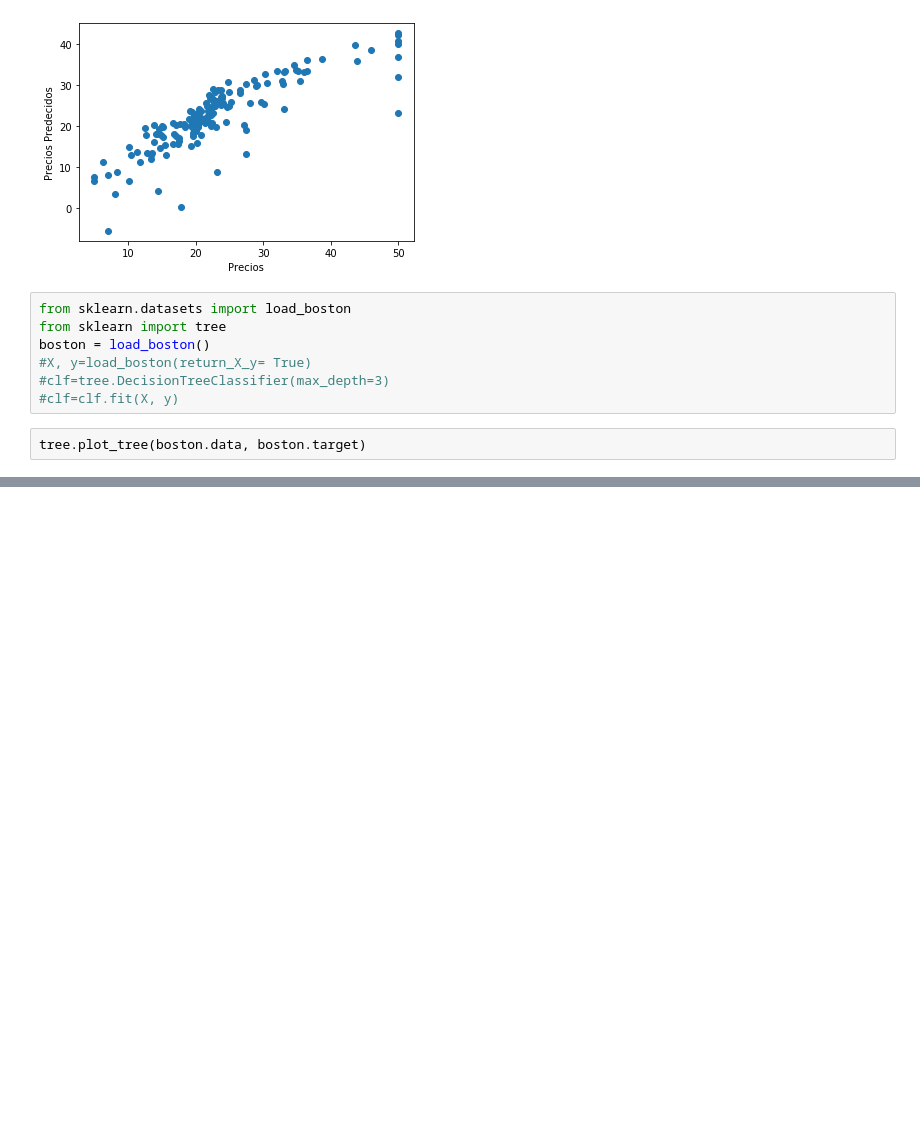
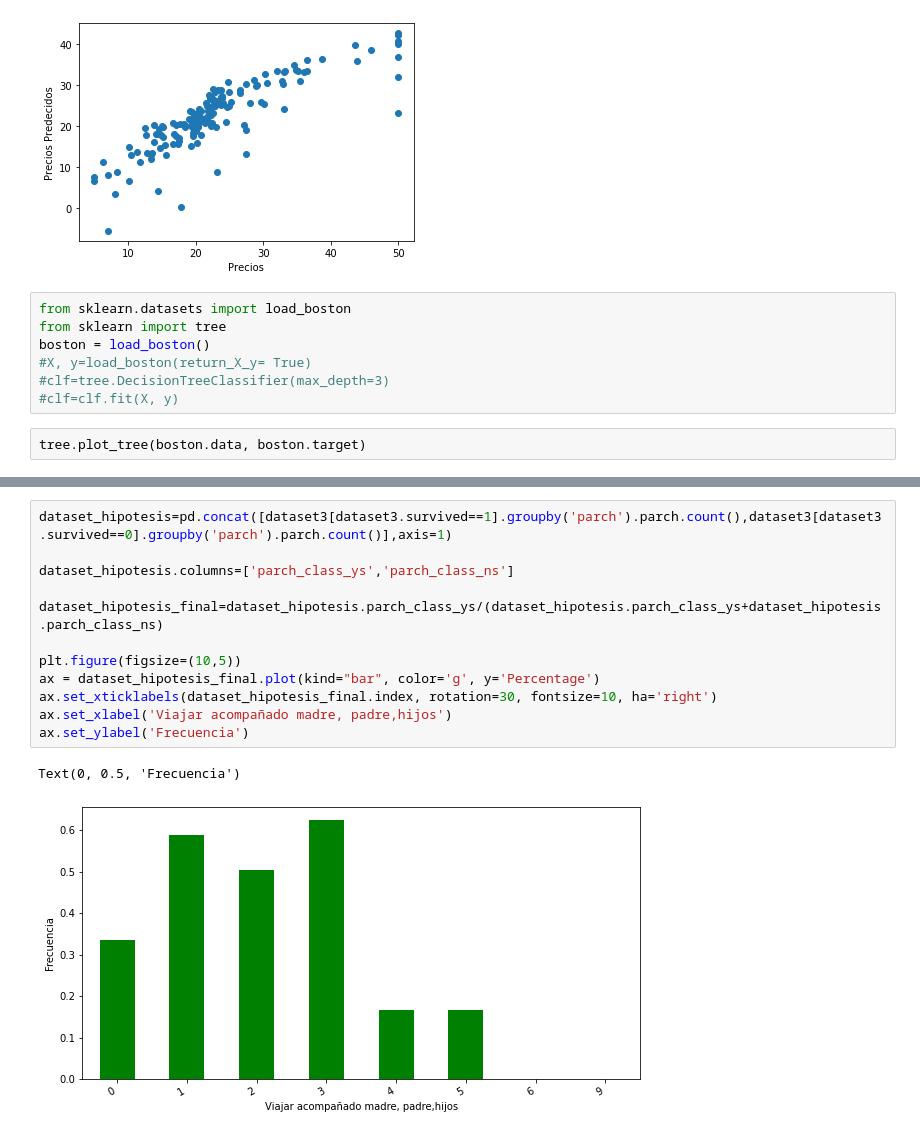
Before and after one commit to InteligenciaArtificialIIP/Arboles-y-Bosques-Aleatorios, a Jupyter notebook: Arboles y Bosques Aleatorios.ipynb, the cells around one changed output, grey strips where cells are left out. Drawn from its saved outputs; the diff is of its cells as text; blank space fills up the shorter version.

```diff
--- a/Arboles y Bosques Aleatorios.ipynb
+++ b/Arboles y Bosques Aleatorios.ipynb
@@ -680,0 +856,15 @@ tree.plot_tree(boston.data, boston.target)
+# %%
+dataset_hipotesis=pd.concat([dataset3[dataset3.survived==1].groupby('parch').parch.count(),dataset3[dataset3.survived==0].groupby('parch').parch.count()],axis=1)
+
+dataset_hipotesis.columns=['parch_class_ys','parch_class_ns']
+
+dataset_hipotesis_final=dataset_hipotesis.parch_class_ys/(dataset_hipotesis.parch_class_ys+dataset_hipotesis.parch_class_ns)
+
+plt.figure(figsize=(10,5))
+ax = dataset_hipotesis_final.plot(kind="bar", color='g', y='Percentage')
+ax.set_xticklabels(dataset_hipotesis_final.index, rotation=30, fontsize=10, ha='right')
+ax.set_xlabel('Viajar acompañado madre, padre,hijos')
+ax.set_ylabel('Frecuencia')
+# %% [output]
+Text(0, 0.5, 'Frecuencia')
+[figure, added]
```
Also changed, not shown: parts of 50 cells of this notebook.
